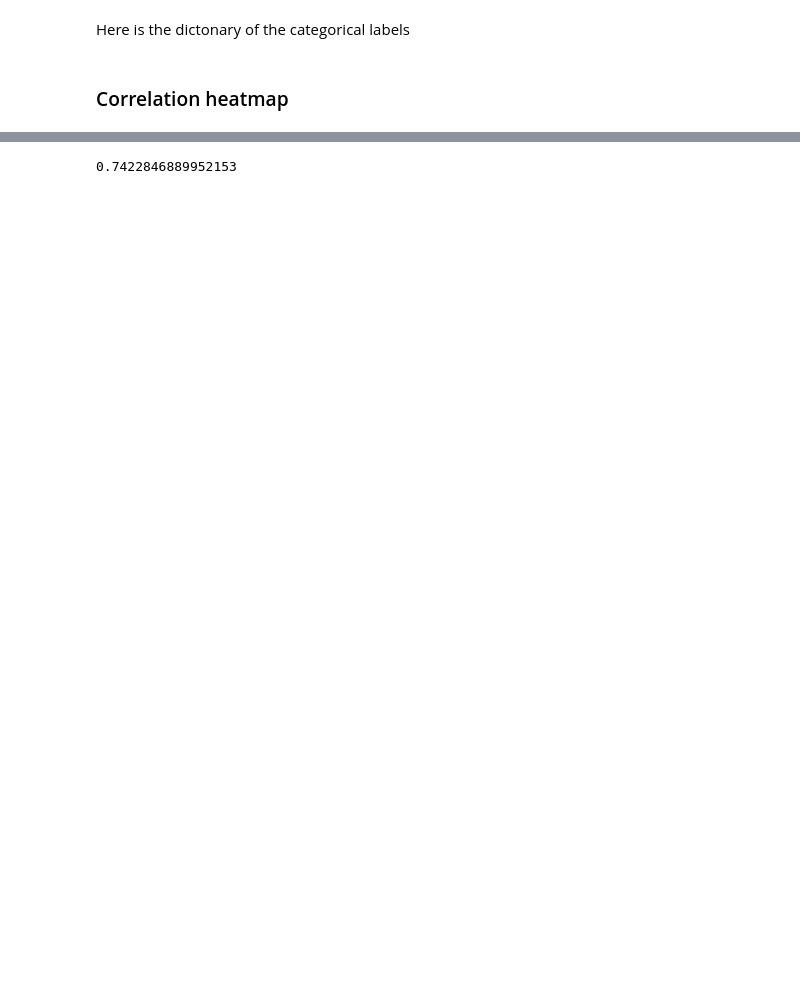
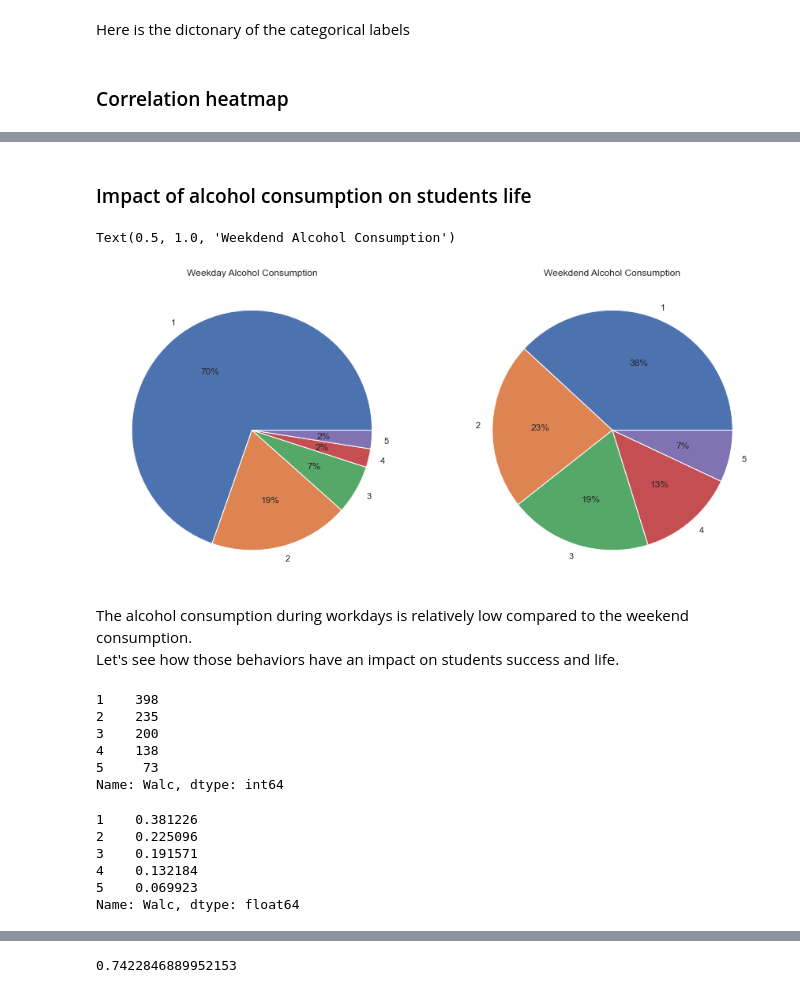
Before and after one commit to ConsciousML/Naive-Bayes-Classifier-from-scratch, a Jupyter notebook: Naive Bayes.ipynb, the cells around one changed output, grey strips where cells are left out. Saved outputs shown, nothing was run; the diff lists cells and outputs as text; code cells hidden in the pictures; blank space fills up the shorter version.

Commit message:
add pies on alcohol consumption

```diff
--- a/Naive Bayes.ipynb
+++ b/Naive Bayes.ipynb
@@ -140,0 +126,38 @@ sns.heatmap(students.corr(), annot=True, square=True, fmt='0.2f')
+# %% [markdown]
+### Impact of alcohol consumption on students life
+# %%
+def plot_pie(data, column, ax):
+    counts = data[column].value_counts()
+    percent = counts / counts.sum() * 100
+    labels = alc_workday.index
+    ax.pie(x=percent, labels=labels, autopct='%1.0f%%')
+# %%
+_, (ax1, ax2) = plt.subplots(1, 2, figsize=(15, 7))
+plot_pie(students, column='Dalc', ax=ax1)
+plot_pie(students, column='Walc', ax=ax2)
+ax1.set_title('Weekday Alcohol Consumption')
+ax2.set_title('Weekend Alcohol Consumption')
+# %% [output]
+Text(0.5, 1.0, 'Weekdend Alcohol Consumption')
+[figure, added]
+# %% [markdown]
+The alcohol consumption during workdays is relatively low compared to the weekend consumption.<br>
+Let's see how those behaviors have an impact on students success and life.
+# %%
+alc_workday
+# %% [output]
+1    398
+2    235
+3    200
+4    138
+5     73
+Name: Walc, dtype: int64
+# %%
+percent
+# %% [output]
+1    0.381226
+2    0.225096
+3    0.191571
+4    0.132184
+5    0.069923
+Name: Walc, dtype: float64
```
Also changed, not shown: parts of 18 cells of this notebook.
